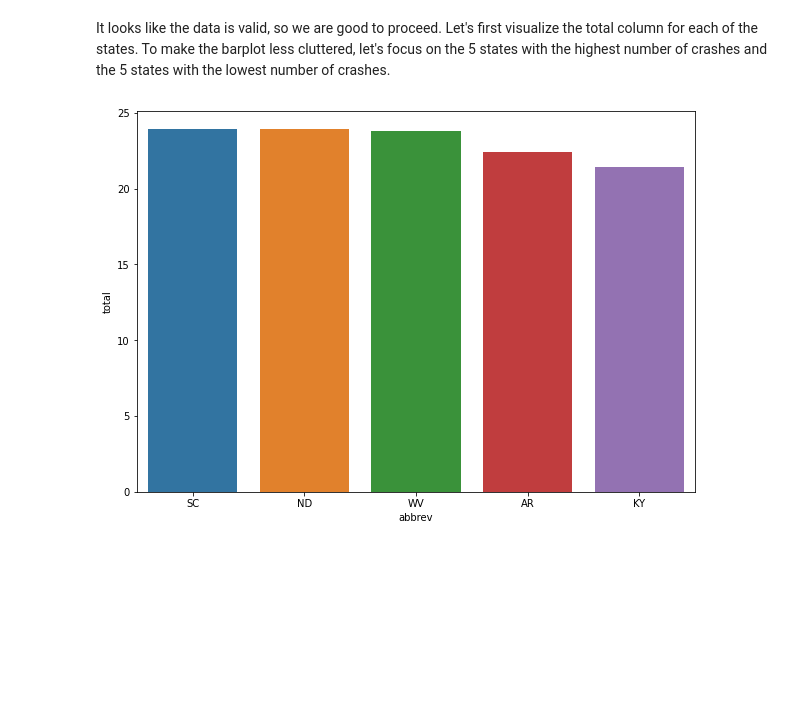
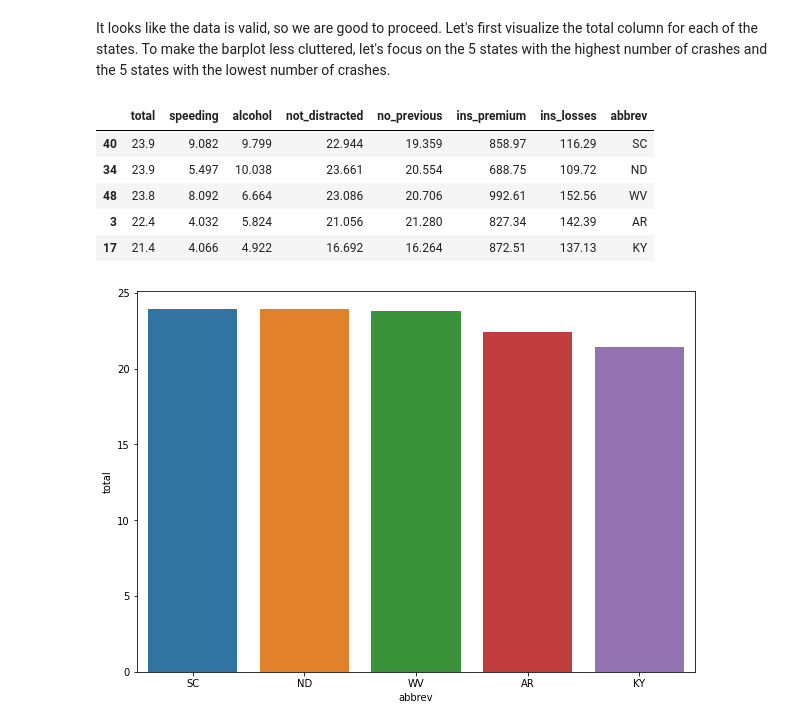
Before and after one commit to ahaldankar-vt/ahaldankar-vt.github.io, a Jupyter notebook: MachineLearningBlog/posts/clustering/index.ipynb, the cells around one changed output. Saved outputs shown, nothing was run; the diff lists cells and outputs as text; code cells hidden in the pictures; blank space fills up the shorter version.

```diff
--- a/MachineLearningBlog/posts/clustering/index.ipynb
+++ b/MachineLearningBlog/posts/clustering/index.ipynb
@@ -76,4 +76,14 @@ crashes['ins_losses'].min()
 82.75
 # %% [markdown]
 It looks like the data is valid, so we are good to proceed. Let's first visualize the total column for each of the states. To make the barplot less cluttered, let's focus on the 5 states with the highest number of crashes and the 5 states with the lowest number of crashes.
+# %%
+crashes_sorted = crashes.sort_values('total', ascending=False)
+crashes_sorted.head()
+# %% [output]
+|  | total | speeding | alcohol | not_distracted | no_previous | ins_premium | ins_losses | abbrev |
+| 40 | 23.9 | 9.082 | 9.799 | 22.944 | 19.359 | 858.97 | 116.29 | SC |
+| 34 | 23.9 | 5.497 | 10.038 | 23.661 | 20.554 | 688.75 | 109.72 | ND |
+| 48 | 23.8 | 8.092 | 6.664 | 23.086 | 20.706 | 992.61 | 152.56 | WV |
+| 3 | 22.4 | 4.032 | 5.824 | 21.056 | 21.280 | 827.34 | 142.39 | AR |
+| 17 | 21.4 | 4.066 | 4.922 | 16.692 | 16.264 | 872.51 | 137.13 | KY |
 # %%
```
Also changed, not shown: parts of 1 cell of this notebook.
